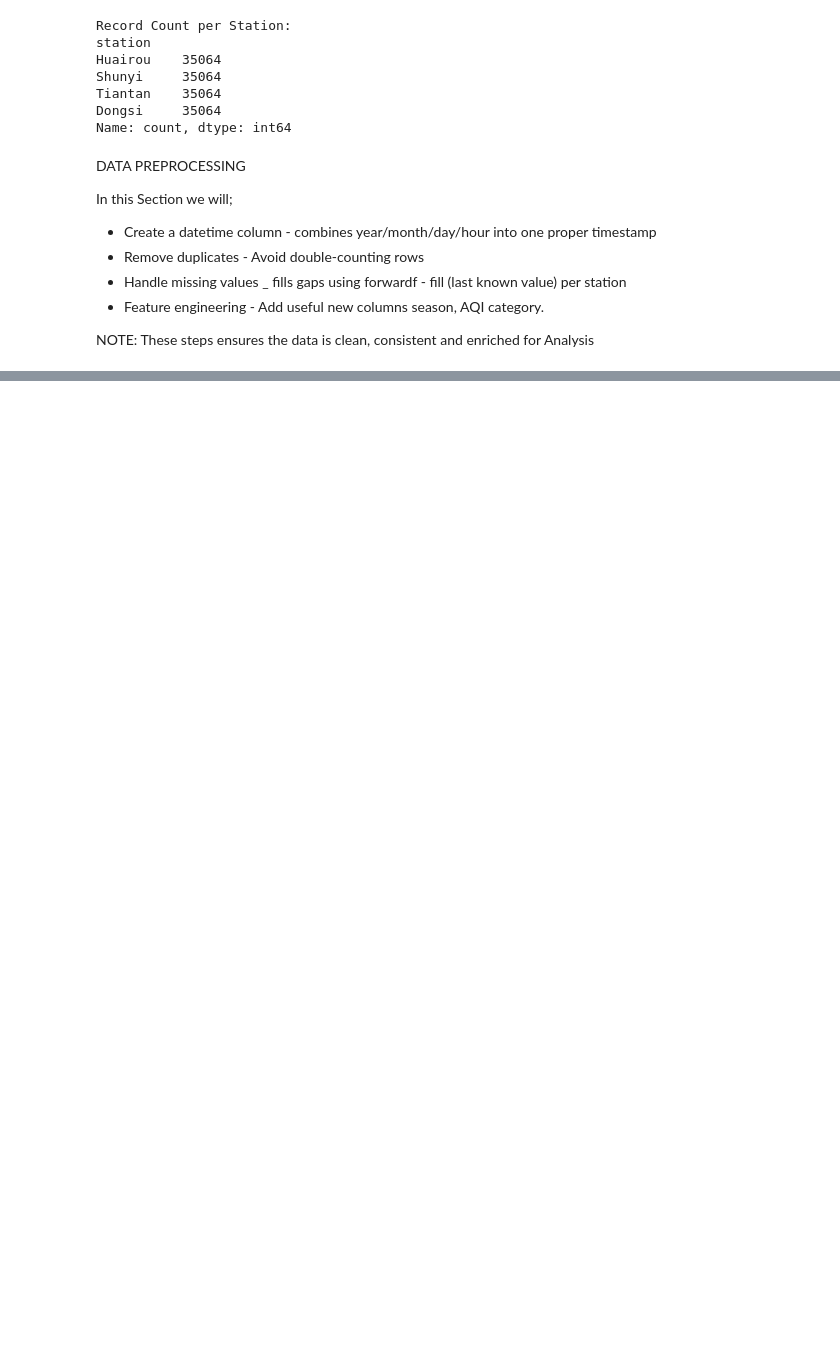
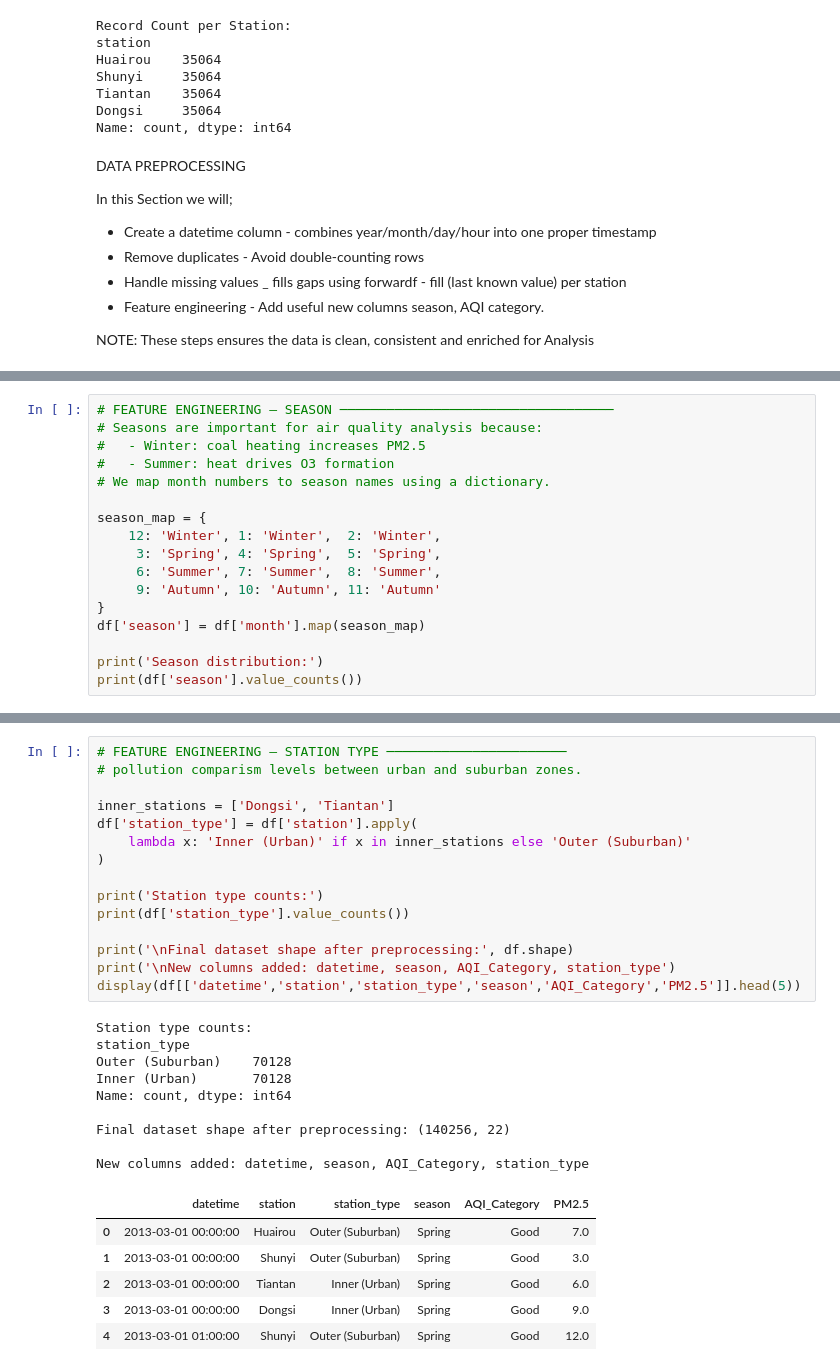
Before and after one commit to AJasa1983/Assessment_Repo, a Jupyter notebook: programmng_for_Data_Analysis_st20350980.ipynb, the cells around one changed output, grey strips where cells are left out. Cells and saved outputs as stored; diff of their text form; blank space fills up the shorter version.

```diff
--- a/programmng_for_Data_Analysis_st20350980.ipynb
+++ b/programmng_for_Data_Analysis_st20350980.ipynb
@@ -321,3 +307,20 @@ print(remaining[remaining > 0] if remaining.sum() > 0 else 'None — all filled!
 # %% [output]
 Missing values remaining after fill:
 None — all filled!
+# %%
+# FEATURE ENGINEERING — SEASON ───────────────────────────────────
+# Seasons are important for air quality analysis because:
+#   - Winter: coal heating increases PM2.5
+#   - Summer: heat drives O3 formation
+# We map month numbers to season names using a dictionary.
+
+season_map = {
+    12: 'Winter', 1: 'Winter',  2: 'Winter',
+     3: 'Spring', 4: 'Spring',  5: 'Spring',
+     6: 'Summer', 7: 'Summer',  8: 'Summer',
+     9: 'Autumn', 10: 'Autumn', 11: 'Autumn'
+}
+df['season'] = df['month'].map(season_map)
+
+print('Season distribution:')
+print(df['season'].value_counts())
@@ -351,3 +359,34 @@ Unhealthy for Sensitive Groups    17836
 Very Unhealthy                    15010
 Hazardous                          6193
 Name: count, dtype: int64
+# %%
+# FEATURE ENGINEERING — STATION TYPE ───────────────────────
+# pollution comparism levels between urban and suburban zones.
+
+inner_stations = ['Dongsi', 'Tiantan']
+df['station_type'] = df['station'].apply(
+    lambda x: 'Inner (Urban)' if x in inner_stations else 'Outer (Suburban)'
+)
+
+print('Station type counts:')
+print(df['station_type'].value_counts())
+
+print('\nFinal dataset shape after preprocessing:', df.shape)
+print('\nNew columns added: datetime, season, AQI_Category, station_type')
+display(df[['datetime','station','station_type','season','AQI_Category','PM2.5']].head(5))
+# %% [output]
+Station type counts:
+station_type
+Outer (Suburban)    70128
+Inner (Urban)       70128
+Name: count, dtype: int64
+
+Final dataset shape after preprocessing: (140256, 22)
+
+New columns added: datetime, season, AQI_Category, station_type
+|  | datetime | station | station_type | season | AQI_Category | PM2.5 |
+| 0 | 2013-03-01 00:00:00 | Huairou | Outer (Suburban) | Spring | Good | 7.0 |
+| 1 | 2013-03-01 00:00:00 | Shunyi | Outer (Suburban) | Spring | Good | 3.0 |
+| 2 | 2013-03-01 00:00:00 | Tiantan | Inner (Urban) | Spring | Good | 6.0 |
+| 3 | 2013-03-01 00:00:00 | Dongsi | Inner (Urban) | Spring | Good | 9.0 |
+| 4 | 2013-03-01 01:00:00 | Shunyi | Outer (Suburban) | Spring | Good | 12.0 |
```
Also changed, not shown: parts of 12 cells of this notebook.
